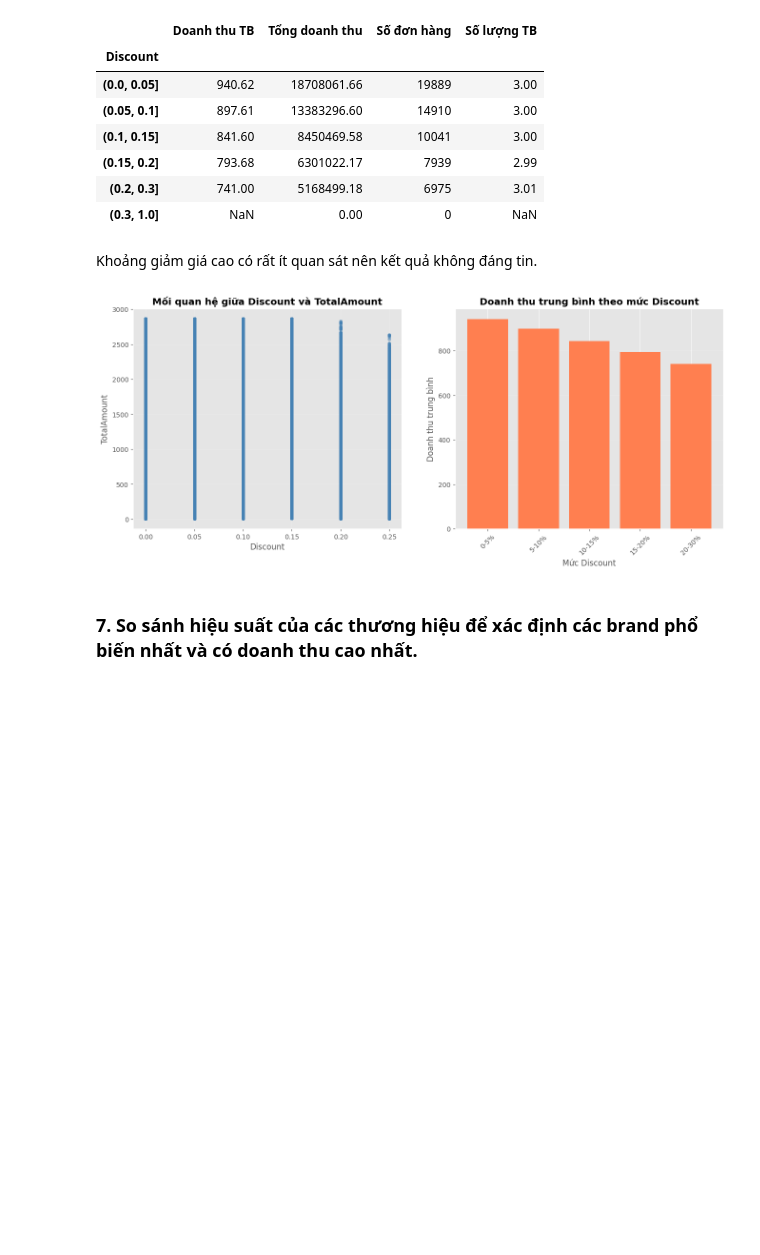
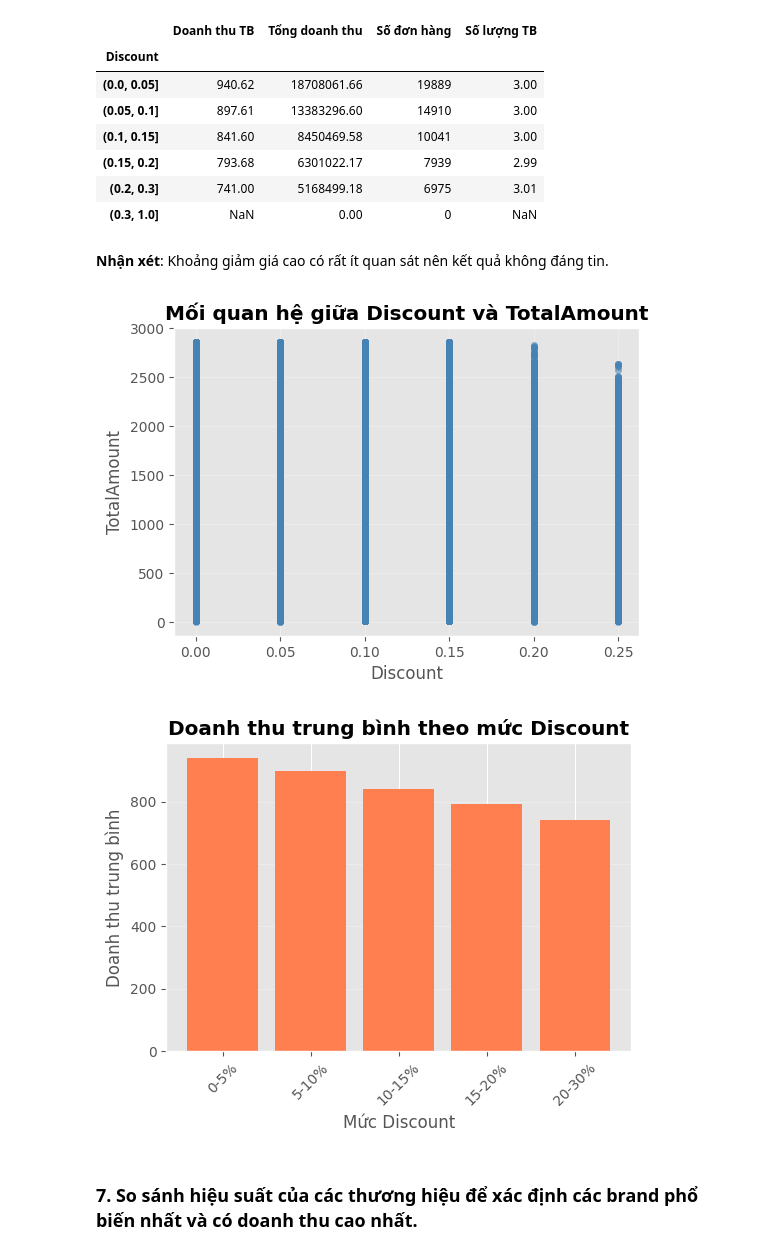
Before and after one commit to khoa2795/Final-Project, a Jupyter notebook: 02_EDA_and_Visualization_KHOI.ipynb, the cells around one changed output. Drawn from its saved outputs; the diff is of its cells as text; code cells hidden in the pictures; blank space fills up the shorter version.

```diff
--- a/02_EDA_and_Visualization_KHOI.ipynb
+++ b/02_EDA_and_Visualization_KHOI.ipynb
@@ -298,27 +312,33 @@ discount_analysis
 | (0.2, 0.3] | 741.00 | 5168499.18 | 6975 | 3.01 |
 | (0.3, 1.0] | NaN | 0.00 | 0 | NaN |
 # %% [markdown]
-Khoảng giảm giá cao có rất ít quan sát nên kết quả không đáng tin.
+**Nhận xét**: Khoảng giảm giá cao có rất ít quan sát nên kết quả không đáng tin.
-# %%
-fig, axes = plt.subplots(1, 2, figsize=(16, 6))
-
-axes[0].scatter(df['Discount'], df['TotalAmount'], alpha=0.5, s=20, color='steelblue')
-axes[0].set_title('Mối quan hệ giữa Discount và TotalAmount', fontweight='bold')
-axes[0].set_xlabel('Discount')
-axes[0].set_ylabel('TotalAmount')
-axes[0].grid(True, alpha=0.3)
-
-discount_bins = pd.cut(df['Discount'], bins=[0, 0.05, 0.1, 0.15, 0.2, 0.3, 1], labels=['0-5%', '5-10%', '10-15%', '15-20%', '20-30%', '30%+'])
-discount_grouped = df.groupby(discount_bins)['TotalAmount'].mean()
-
-axes[1].bar(discount_grouped.index.astype(str), discount_grouped.values, color='coral')
-axes[1].set_title('Doanh thu trung bình theo mức Discount', fontweight='bold')
-axes[1].set_xlabel('Mức Discount')
-axes[1].set_ylabel('Doanh thu trung bình')
-axes[1].tick_params(axis='x', rotation=45)
-axes[1].grid(True, alpha=0.3, axis='y')
-# %% [output]
-[figure, removed]
+# %%
+# Biểu đồ 1: Scatter
+plt.figure(figsize=(6, 4))
+plt.scatter(df['Discount'], df['TotalAmount'], alpha=0.5, s=20, color='steelblue')
+plt.title('Mối quan hệ giữa Discount và TotalAmount', fontweight='bold')
+plt.xlabel('Discount'); plt.ylabel('TotalAmount')
+plt.grid(True, alpha=0.3)
+plt.show()
+
+
+# Biểu đồ 2: Bar theo discount bin
+discount_bins = pd.cut(df['Discount'],
+                        bins=[0, 0.05, 0.1, 0.15, 0.2, 0.3, 1],
+                        labels=['0-5%', '5-10%', '10-15%', '15-20%', '20-30%', '30%+'])
+discount_grouped = df.groupby(discount_bins)['TotalAmount'].mean()
+
+plt.figure(figsize=(6, 4))
+plt.bar(discount_grouped.index.astype(str), discount_grouped.values, color='coral')
+plt.title('Doanh thu trung bình theo mức Discount', fontweight='bold')
+plt.xlabel('Mức Discount'); plt.ylabel('Doanh thu trung bình')
+plt.xticks(rotation=45)
+plt.grid(True, alpha=0.3, axis='y')
+plt.show()
+# %% [output]
+[figure, added]
+[figure, added]
 # %% [markdown]
 ### 7. So sánh hiệu suất của các thương hiệu để xác định các brand phổ biến nhất và có doanh thu cao nhất.
 # %%
```
Also changed, not shown: parts of 10 cells of this notebook.
